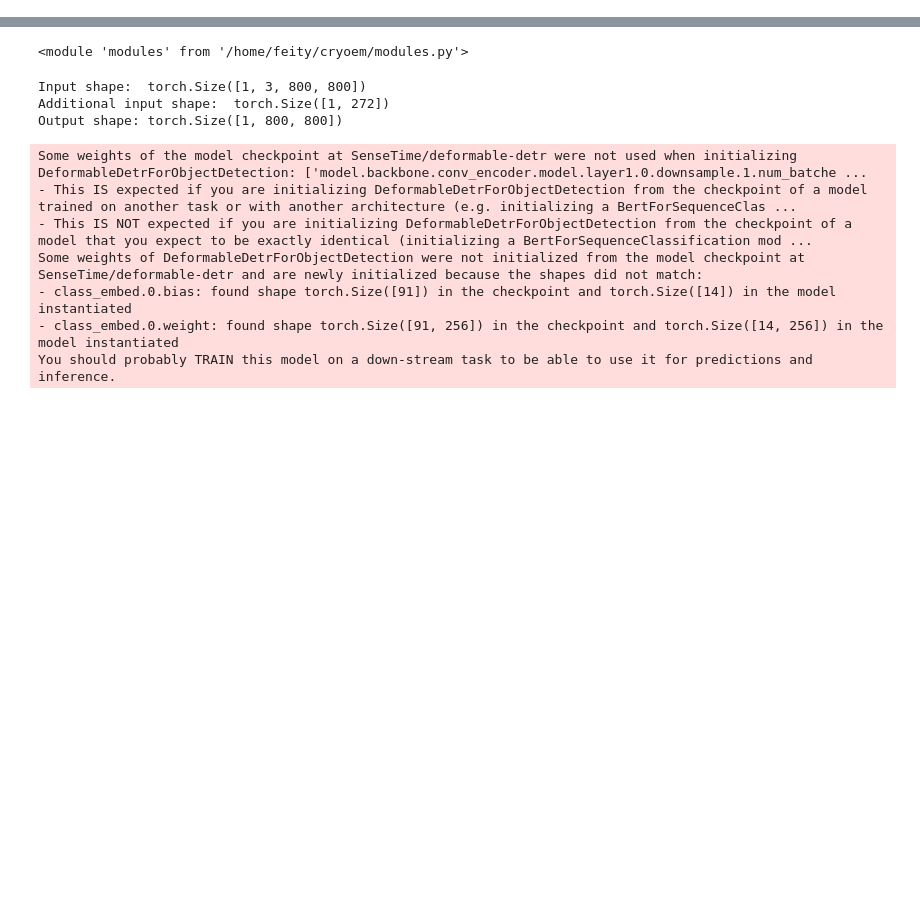
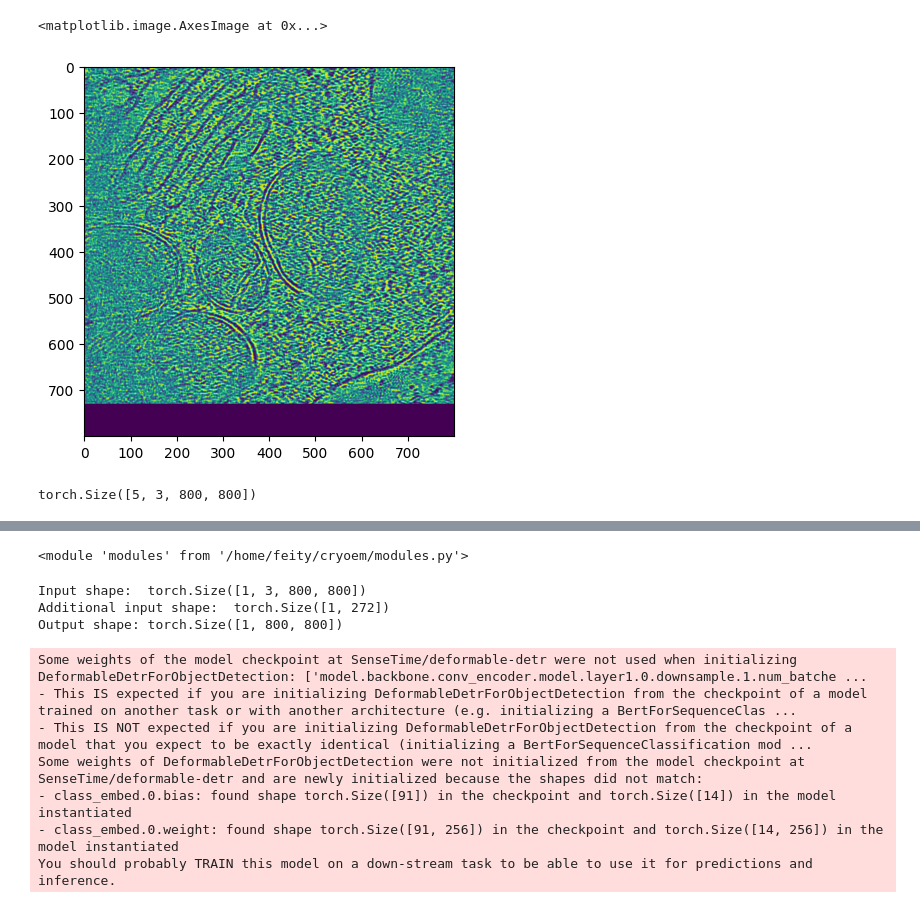
Before and after one commit to tyfei0216/cryoem, a Jupyter notebook: train.ipynb, the cells around one changed output, grey strips where cells are left out. Cells and saved outputs as stored; diff of their text form; code cells hidden in the pictures; blank space fills up the shorter version.

```diff
--- a/train.ipynb
+++ b/train.ipynb
@@ -35,3 +231,12 @@ with open(os.path.join(path, "config.json"), "r") as f:
+# %%
+plt.imshow(j[0]["pixel_values"][4][1])
+# %% [output]
+<matplotlib.image.AxesImage at 0x...>
+[figure, added]
+# %%
+j[0]["pixel_values"].shape
+# %% [output]
+torch.Size([5, 3, 800, 800])
 # %%
 if configs["model"]["stage"] == "stage 1":
     ds = utils.get_stage1_dataset(configs)
```
Also changed, not shown: parts of 43 cells of this notebook, 8 other files.
